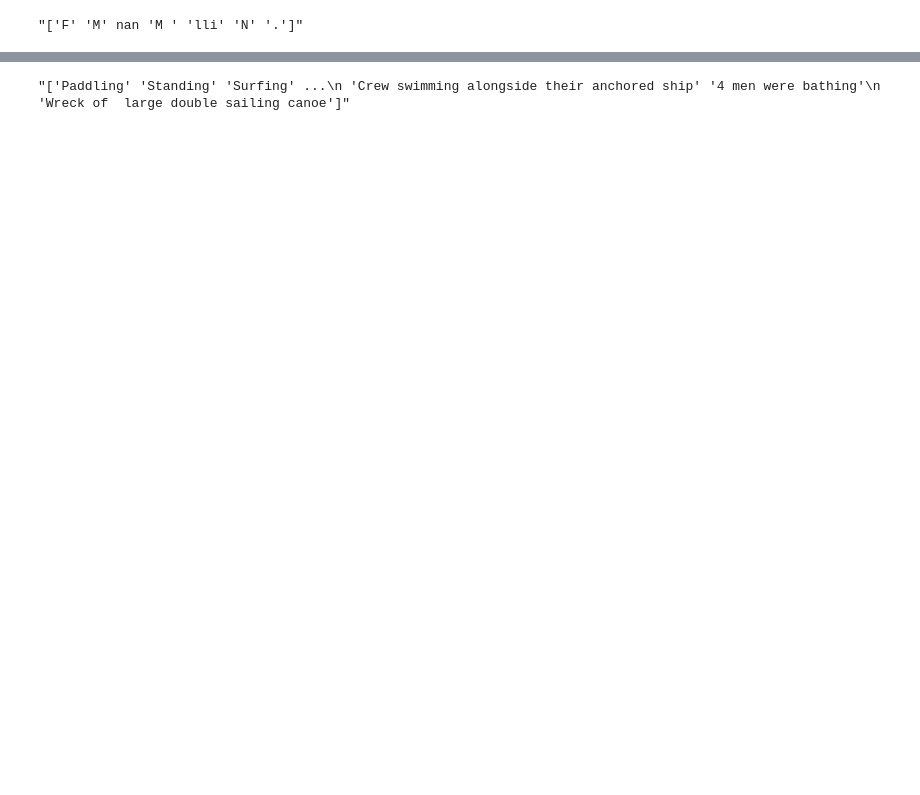
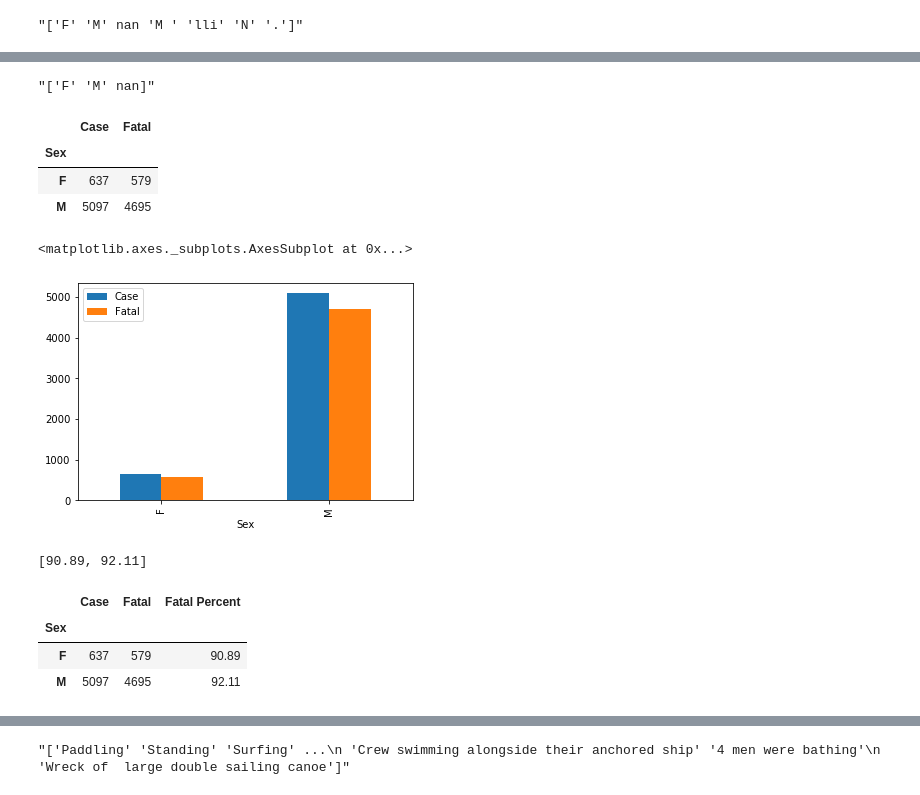
Before and after one commit to silviaherf/data-cleaning-pandas, a Jupyter notebook: Sharks_analysis.ipynb, the cells around one changed output, grey strips where cells are left out. Cells and saved outputs as stored; diff of their text form; code cells hidden in the pictures; blank space fills up the shorter version.

Commit message:
Primer grafico por sexo hecho

```diff
--- a/Sharks_analysis.ipynb
+++ b/Sharks_analysis.ipynb
@@ -270,0 +268,18 @@ genero
+# %%
+df_clean=df_clean[~df_clean['Sex'].isin(['N', '.'])]
+df_clean
+genero=str(df_clean['Sex'].unique())
+genero
+# %% [output]
+"['F' 'M' nan]"
+# %%
+tabla_sexo=df_clean.groupby("Sex").agg({"Case":"count","Fatal":"count"})
+display(tabla_sexo)
+tabla_sexo.plot.bar()
+# %% [output]
+|  | Case | Fatal |
+| Sex |  |  |
+| F | 637 | 579 |
+| M | 5097 | 4695 |
+<matplotlib.axes._subplots.AxesSubplot at 0x...>
+[figure, added]
@@ -270,0 +289,13 @@ genero
+# %%
+Fatal_perc=[round(fatalF*100,2), round(fatalM*100,2)]
+Fatal_perc
+# %% [output]
+[90.89, 92.11]
+# %%
+tabla_sexo['Fatal Percent']=Fatal_perc
+tabla_sexo
+# %% [output]
+|  | Case | Fatal | Fatal Percent |
+| Sex |  |  |  |
+| F | 637 | 579 | 90.89 |
+| M | 5097 | 4695 | 92.11 |
```
Also changed, not shown: parts of 18 cells of this notebook.
